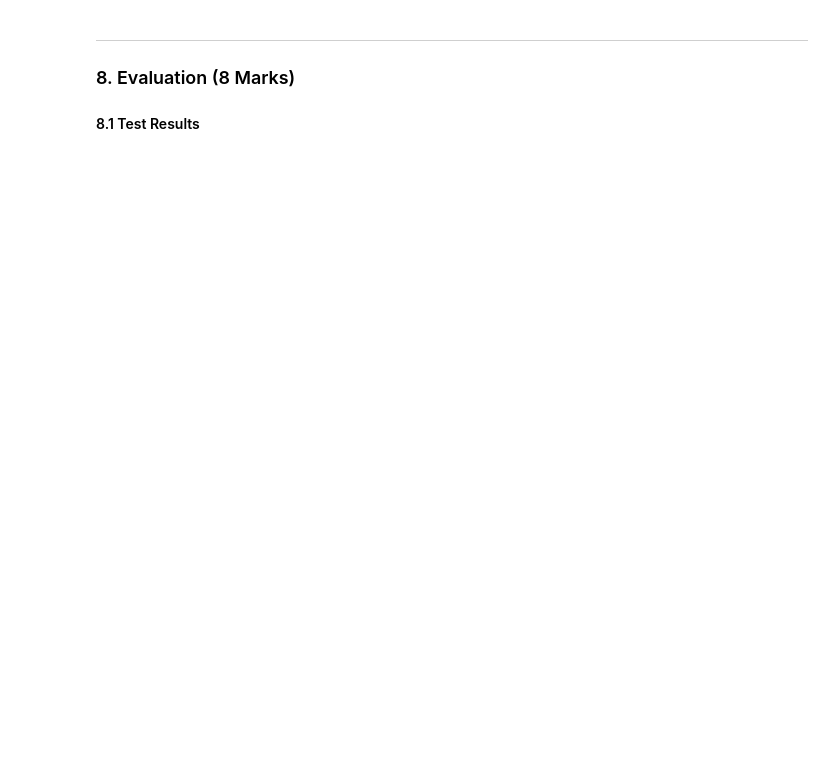
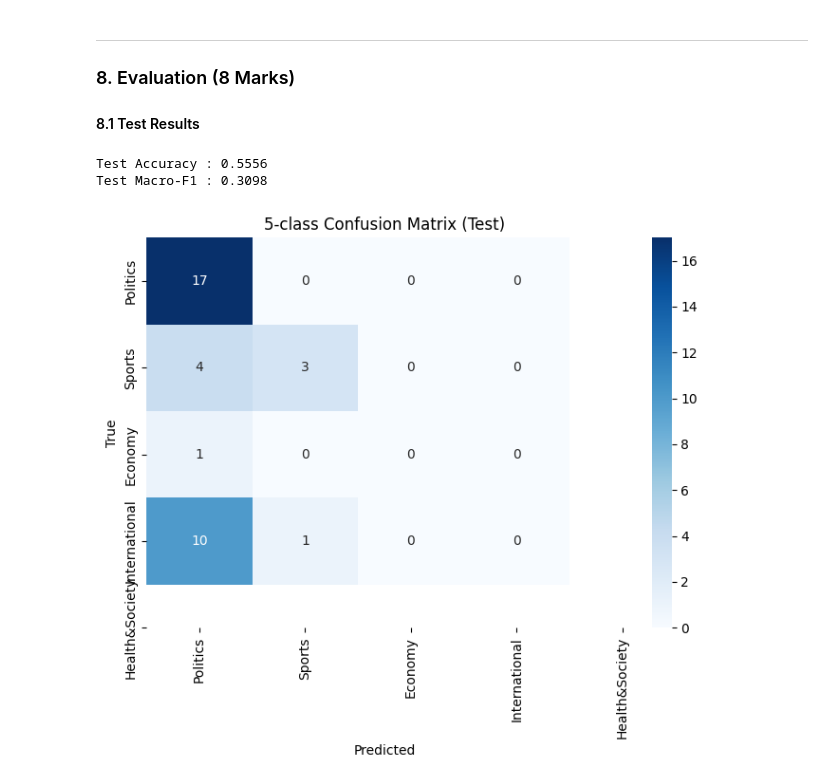
Before and after one commit to munazat/-i23-2545-NLP-Assignment2, a Jupyter notebook: i23-2545_Assignment2_DS-A.ipynb, the cells around one changed output. Saved outputs shown, nothing was run; the diff lists cells and outputs as text; code cells hidden in the pictures; blank space fills up the shorter version.

```diff
--- a/i23-2545_Assignment2_DS-A.ipynb
+++ b/i23-2545_Assignment2_DS-A.ipynb
@@ -2174,32 +2197,31 @@ plt.show(); print('Plot saved.')
 # %%
 # ── 8.1  Test Accuracy, Macro-F1, Confusion Matrix ───────────────────────
 import seaborn as sns
+transformer.eval()
+all_p,all_y,all_X_store,all_attn_store=[],[],[],[]
+with torch.no_grad():
+    for X,y in cls_te:
+        X=X.to(DEVICE)
+        lg,attn=transformer(X)
+        all_p.extend(lg.argmax(-1).cpu().tolist())
+        all_y.extend(y.tolist())
+        all_X_store.append(X.cpu())
+        all_attn_store.append([a.cpu() for a in attn])
 
-transformer.eval()
-all_preds, all_labels = [], []
-all_X_test, attn_store = [], []
-
-with torch.no_grad():
-    for X, y in cls_test_dl:
-        X = X.to(DEVICE)
-        logits, attn_layers = transformer(X)
-        preds = logits.argmax(-1).cpu().tolist()
-        all_preds.extend(preds)
-        all_labels.extend(y.tolist())
-        all_X_test.append(X.cpu())
-        attn_store.append([a.cpu() for a in attn_layers])
-
-test_acc = accuracy_score(all_labels, all_preds)
-test_f1  = f1_score(all_labels, all_preds, average='macro', zero_division=0)
+test_acc=accuracy_score(all_y,all_p)
+test_f1 =f1_score(all_y,all_p,average='macro',zero_division=0)
 print(f'Test Accuracy : {test_acc:.4f}')
 print(f'Test Macro-F1 : {test_f1:.4f}')
 
-# Confusion matrix
-cm = confusion_matrix(all_labels, all_preds)
-fig, ax = plt.subplots(figsize=(7, 6))
-sns.heatmap(cm, annot=True, fmt='d', cmap='Blues', ax=ax,
-            xticklabels=label_names, yticklabels=label_names)
-ax.set(title='5-class Confusion Matrix (Test)', xlabel='Predicted', ylabel='True')
-plt.tight_layout(); plt.savefig(EMB_DIR / 'transformer_cm.png', dpi=100)
+cm=confusion_matrix(all_y,all_p)
+fig,ax=plt.subplots(figsize=(7,6))
+sns.heatmap(cm,annot=True,fmt='d',cmap='Blues',ax=ax,
+            xticklabels=label_names,yticklabels=label_names)
+ax.set(title='5-class Confusion Matrix (Test)',xlabel='Predicted',ylabel='True')
+plt.tight_layout();plt.savefig(EMB_DIR/'transformer_cm.png',dpi=100)
 plt.show()
+# %% [output]
+Test Accuracy : 0.5556
+Test Macro-F1 : 0.3098
+[figure, added]
 # %%
```
Also changed, not shown: parts of 27 cells of this notebook, 30 other files.
